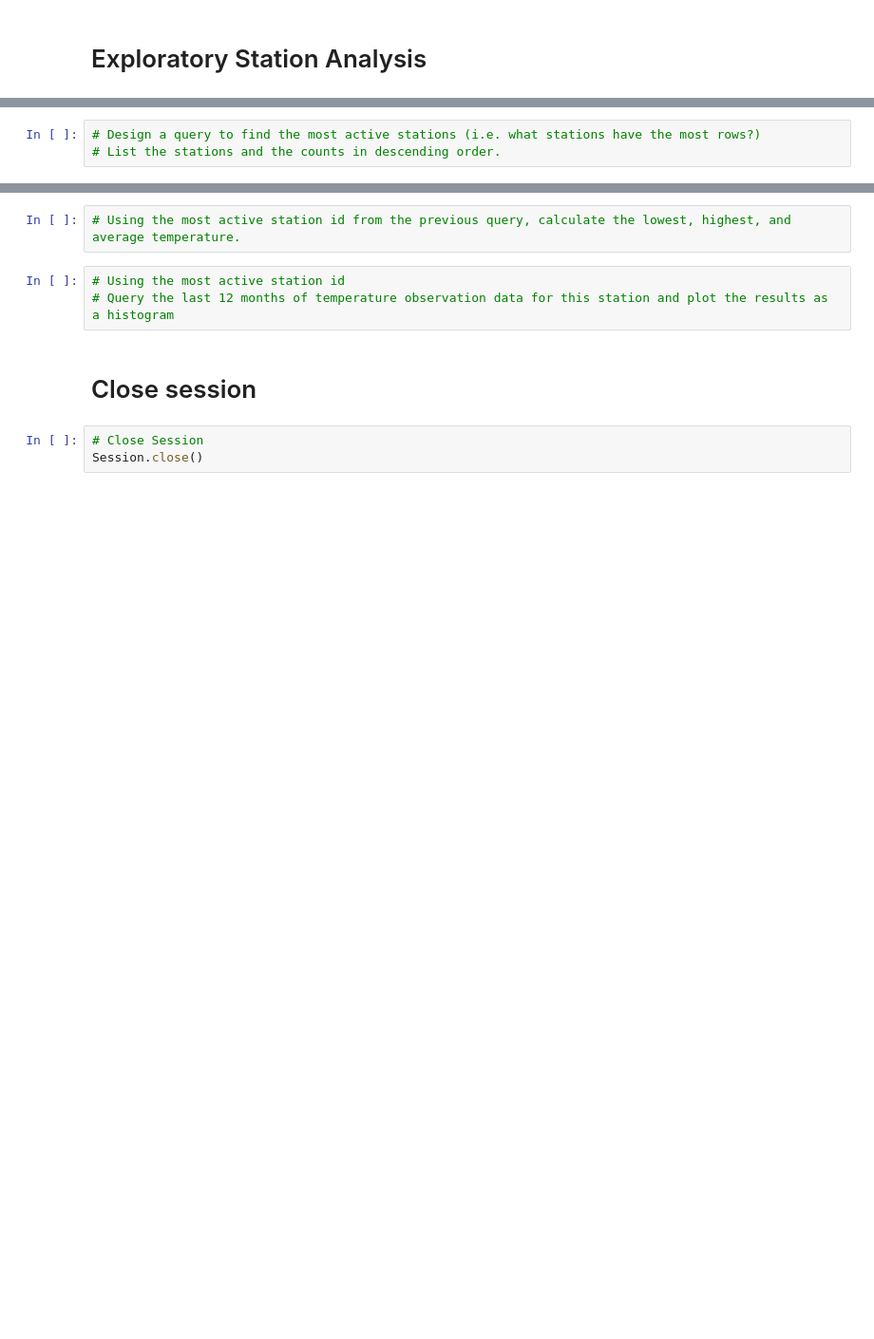
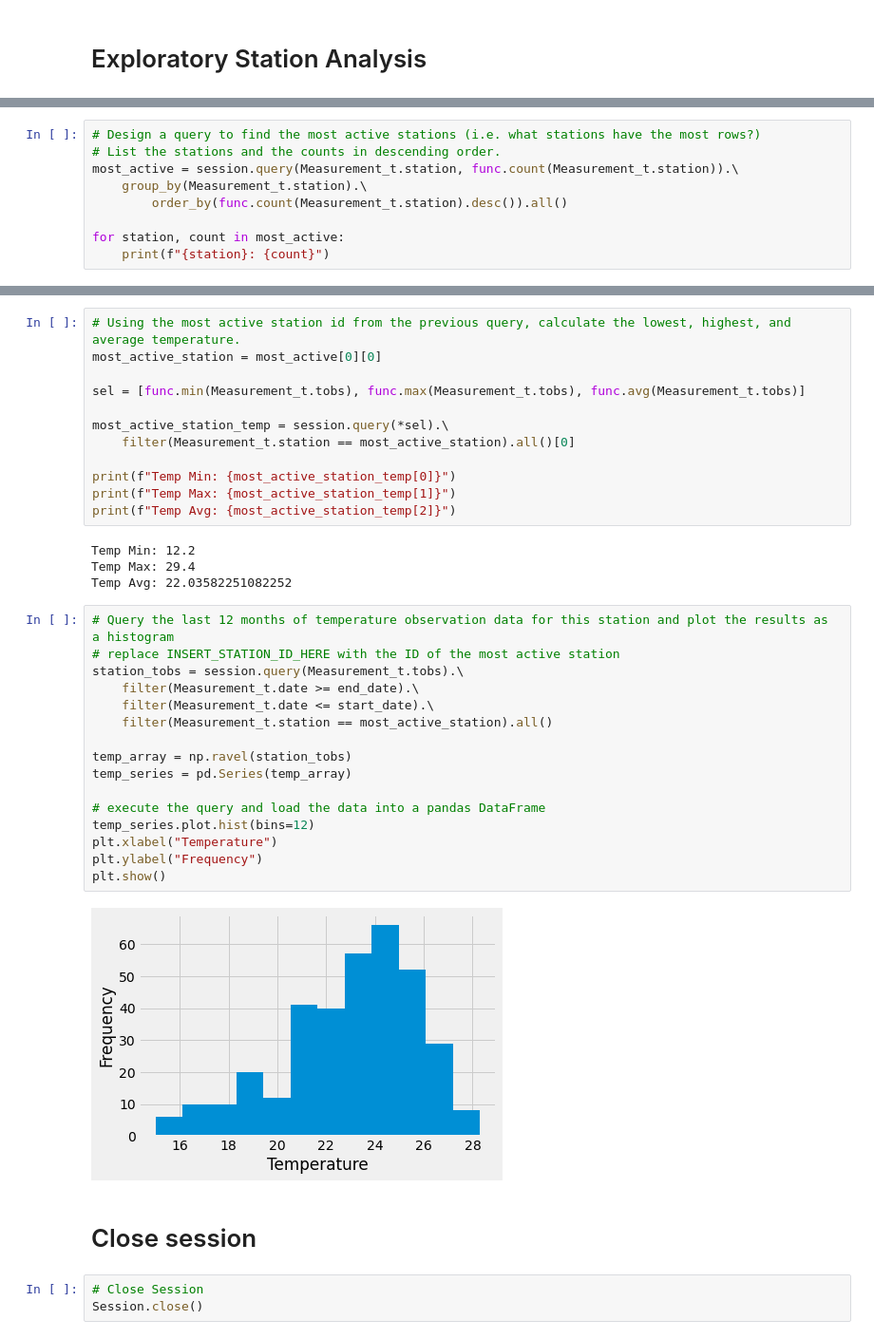
Before and after one commit to 32012178/sqlalchemy-challenge, a Jupyter notebook: climate_starter.ipynb, the cells around one changed output, grey strips where cells are left out. Shown at 95% size. Cells and saved outputs as stored; diff of their text form; blank space fills up the shorter version.

```diff
--- a/climate_starter.ipynb
+++ b/climate_starter.ipynb
@@ -96,3 +132,9 @@ print(stations_count)
 # %%
 # Design a query to find the most active stations (i.e. what stations have the most rows?)
 # List the stations and the counts in descending order.
+most_active = session.query(Measurement_t.station, func.count(Measurement_t.station)).\
+    group_by(Measurement_t.station).\
+        order_by(func.count(Measurement_t.station).desc()).all()
+
+for station, count in most_active:
+    print(f"{station}: {count}")
@@ -99,8 +151,37 @@ print(stations_count)
-# %%
-# Using the most active station id from the previous query, calculate the lowest, highest, and average temperature.
-# %%
-# Using the most active station id
-# Query the last 12 months of temperature observation data for this station and plot the results as a histogram
+# %%
+# Using the most active station id from the previous query, calculate the lowest, highest, and average temperature.
+most_active_station = most_active[0][0]
+
+sel = [func.min(Measurement_t.tobs), func.max(Measurement_t.tobs), func.avg(Measurement_t.tobs)]
+
+most_active_station_temp = session.query(*sel).\
+    filter(Measurement_t.station == most_active_station).all()[0]
+
+print(f"Temp Min: {most_active_station_temp[0]}")
+print(f"Temp Max: {most_active_station_temp[1]}")
+print(f"Temp Avg: {most_active_station_temp[2]}")
+# %% [output]
+Temp Min: 12.2
+Temp Max: 29.4
+Temp Avg: 22.03582251082252
+# %%
+# Query the last 12 months of temperature observation data for this station and plot the results as a histogram
+# replace INSERT_STATION_ID_HERE with the ID of the most active station
+station_tobs = session.query(Measurement_t.tobs).\
+    filter(Measurement_t.date >= end_date).\
+    filter(Measurement_t.date <= start_date).\
+    filter(Measurement_t.station == most_active_station).all()
+
+temp_array = np.ravel(station_tobs)
+temp_series = pd.Series(temp_array)
+
+# execute the query and load the data into a pandas DataFrame
+temp_series.plot.hist(bins=12)
+plt.xlabel("Temperature")
+plt.ylabel("Frequency")
+plt.show()
+# %% [output]
+[figure, added]
 # %% [markdown]
 # Close session
 # %%
```
Also changed, not shown: parts of 7 cells of this notebook.
